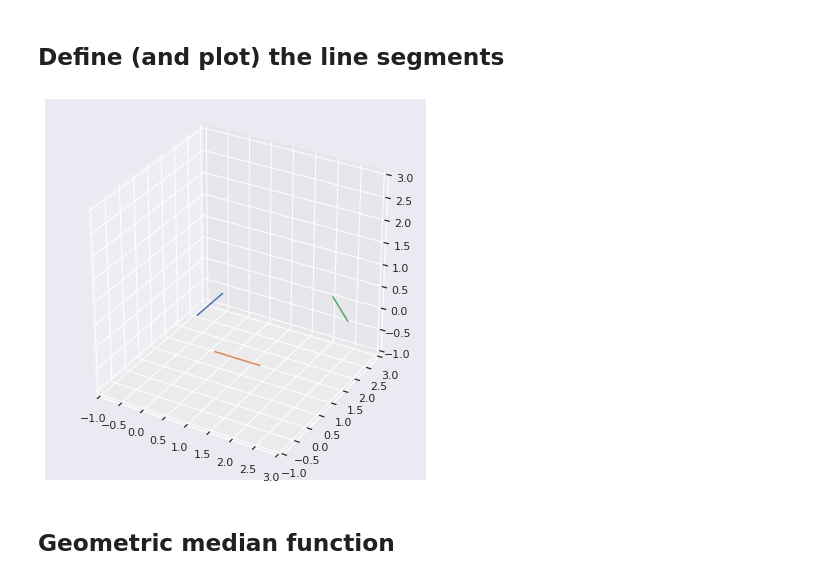
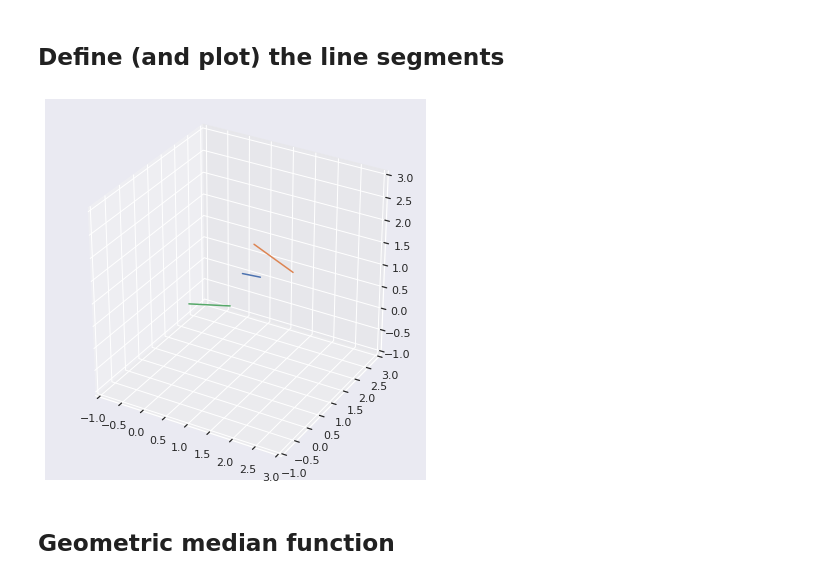
Before and after one commit to hchapman/transport-plans-exploration, a Jupyter notebook: intervals_3d.ipynb, the cells around one changed output. Drawn from its saved outputs; the diff is of its cells as text; code cells hidden in the pictures.

```diff
--- a/intervals_3d.ipynb
+++ b/intervals_3d.ipynb
@@ -30,11 +30,11 @@ def random_uniform_direction():
     r = np.sqrt(1 - z*z) * np.random.choice([-1,1])
     return [r*np.cos(theta), r*np.sin(theta), z]
 
-N_DIV = 15
+N_DIV = 20
 N_CURVE = 3
 RMAX = 2.
 
-RND = False
+RND = True
 
 if RND:
     curves = [
@@ -43,34 +43,34 @@ if RND:
         line_segment(np.random.uniform(0, RMAX, size=3),
                      random_uniform_direction(), 1, N_DIV-1),
         line_segment(np.random.uniform(0, RMAX, size=3),
                      random_uniform_direction(), 1, N_DIV-1)
     ]
 else:
     curves = [
         line_segment((0,1,0),
                      (0.001,1,0), 1, N_DIV-1),
         line_segment((1,0,0),
                      (1,0,0), 1, N_DIV-1),
         line_segment((2,3,0),
                      (1,-1,0), 1, N_DIV-1)
     ]
 
 from mpl_toolkits.mplot3d import Axes3D
 
 fig = plt.figure(figsize=(7,7))
 ax = fig.add_subplot(111, projection='3d')
 
 for curve in curves:
     ax.plot(*curve.T)
 
 ax.set_xlim(-1,RMAX+1)
 ax.set_ylim(-1,RMAX+1)
 ax.set_zlim(-1,RMAX+1)
 ax.set_aspect(1.)
 
 fig.show()
 # %% [output]
-[figure, old version]
+[figure, new version]
 # %% [markdown]
 ## Geometric median function
 # %%
```
Also changed, not shown: parts of 9 cells of this notebook, 1 other file.
